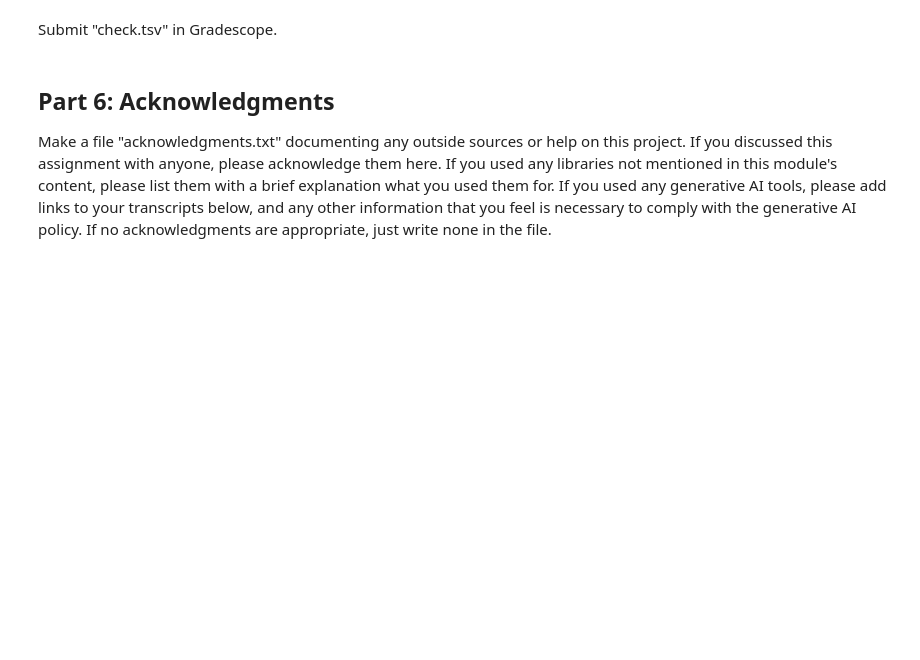
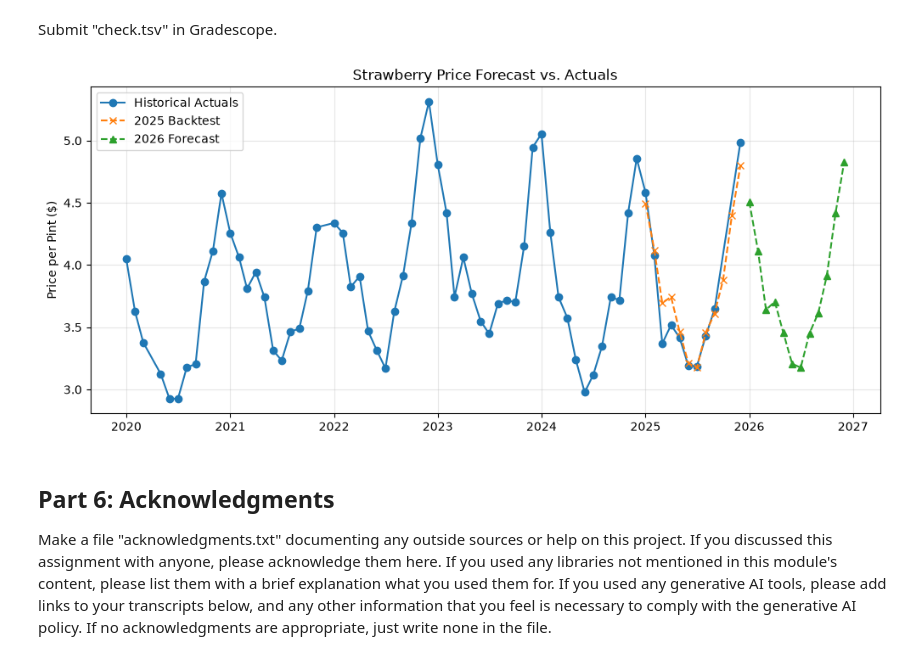
Before and after one commit to g-poklitar/D704-HW, a Jupyter notebook: dx704-project-02.ipynb, the cells around one changed output. Saved outputs shown, nothing was run; the diff lists cells and outputs as text; code cells hidden in the pictures; blank space fills up the shorter version.

```diff
--- a/dx704-project-02.ipynb
+++ b/dx704-project-02.ipynb
@@ -44,13 +52,14 @@ def fill_months(df, start, end):
     return s.reindex(pd.date_range(start, end, freq="MS")).interpolate("time")
 
 def fit_forecast(series, target_year):
-    d = series.rename("price").reset_index().rename(columns={"index": "month"})
-    d["year"] = d.month.dt.year
-    d["m"] = d.month.dt.month
-    d["dev"] = d.price - d.groupby("year").price.transform("mean")
-    seasonal = d.groupby("m").dev.mean()
+    annual_means = series.groupby(series.index.year).transform('mean')
+    seasonal_dev = series - annual_means
+
+    seasonal = seasonal_dev.groupby(seasonal_dev.index.month).mean()
     seasonal = seasonal - seasonal.mean()
+
     level = series.iloc[-12:].mean()
+
     idx = pd.date_range(f"{target_year}-01-01", f"{target_year}-12-01", freq="MS")
     return pd.Series(level + seasonal.reindex(idx.month).values, index=idx)
 # %% [markdown]
@@ -224,6 +234,25 @@ expected_profit     121442.02
 Name: 55, dtype: object
 # %% [markdown]
 Submit "check.tsv" in Gradescope.
+# %%
+import matplotlib.pyplot as plt
+
+plt.figure(figsize=(12, 5))
+
+# Plot historical actuals
+plt.plot(raw['month'], raw['price'], marker='o', label='Historical Actuals', color='#1f77b4')
+
+# Plot the predictions
+plt.plot(backtest.index, backtest.values, marker='x', linestyle='--', label='2025 Backtest', color='#ff7f0e')
+plt.plot(forecast.index, forecast.values, marker='^', linestyle='--', label='2026 Forecast', color='#2ca02c')
+
+plt.title('Strawberry Price Forecast vs. Actuals')
+plt.ylabel('Price per Pint ($)')
+plt.grid(alpha=0.3)
+plt.legend()
+plt.show()
+# %% [output]
+[figure, added]
 # %% [markdown]
 ## Part 6: Acknowledgments
 
```
Also changed, not shown: parts of 2 cells of this notebook.
